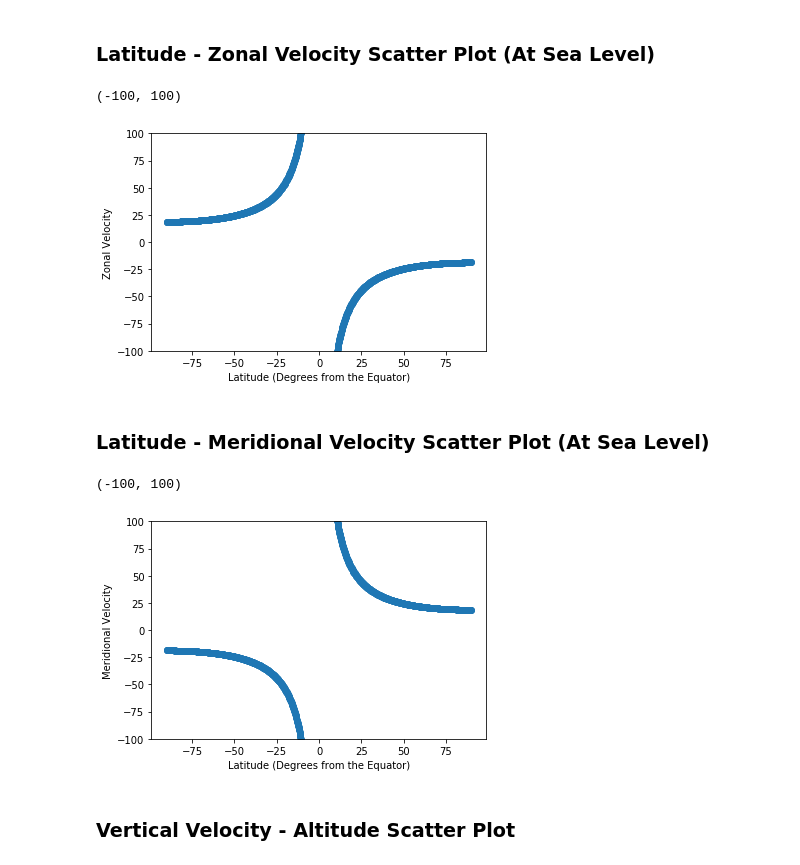
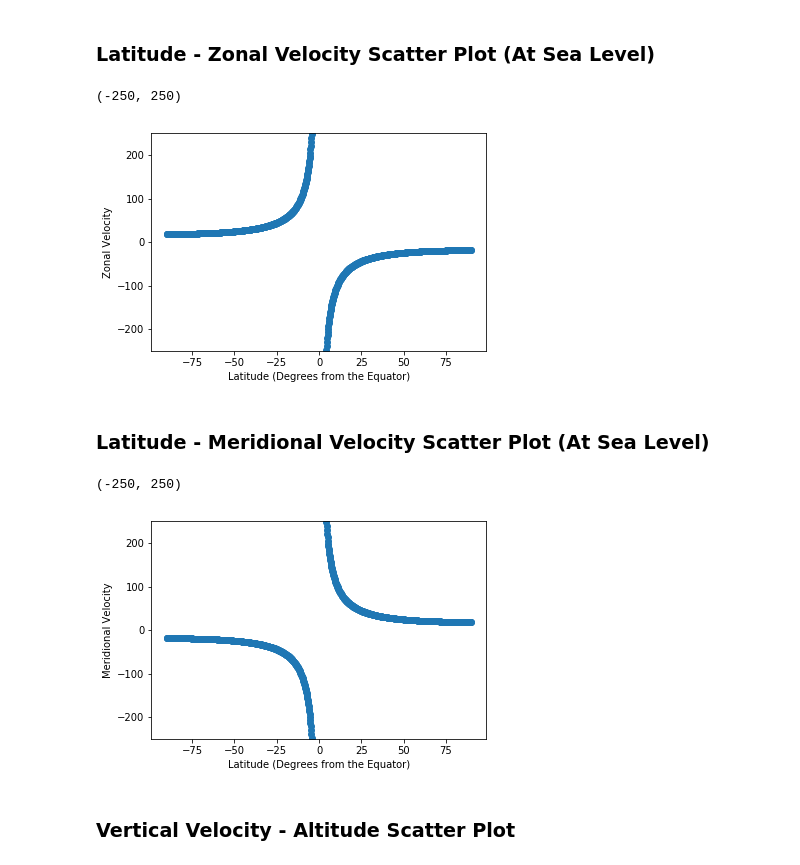
Before and after one commit to amsimp/amsimp, a Jupyter notebook: benchmarking/visualise.ipynb, the cells around one changed output. Cells and saved outputs as stored; diff of their text form; code cells hidden in the pictures.

```diff
--- a/benchmarking/visualise.ipynb
+++ b/benchmarking/visualise.ipynb
@@ -12,7 +12,7 @@ import matplotlib.pyplot as plt
 import amsimp
 # %%
 #Defines the level of detail for the notebook
-detail = amsimp.Backend(3)
+detail = amsimp.Backend(4)
 # %% [markdown]
 ## Scatter Plots Generated from AMSIMP
 # %% [markdown]
@@ -22,21 +22,21 @@ detail = amsimp.Backend(3)
 # %%
 plt.scatter(detail.latitude_lines(), detail.zonal_velocity()[0])
 plt.xlabel('Latitude (Degrees from the Equator)')
 plt.ylabel('Zonal Velocity')
-plt.ylim(-100, 100)
+plt.ylim(-250, 250)
 # %% [output]
-(-100, 100)
+(-250, 250)
-[figure, old version]
+[figure, new version]
 # %% [markdown]
 ### Latitude - Meridional Velocity Scatter Plot (At Sea Level)
 # %%
 plt.scatter(detail.latitude_lines(), detail.meridional_velocity()[0])
 plt.xlabel('Latitude (Degrees from the Equator)')
 plt.ylabel('Meridional Velocity')
-plt.ylim(-100, 100)
+plt.ylim(-250, 250)
 # %% [output]
-(-100, 100)
+(-250, 250)
-[figure, old version]
+[figure, new version]
 # %% [markdown]
 ### Vertical Velocity - Altitude Scatter Plot
 # %%
```
Also changed, not shown: 3 other files.
